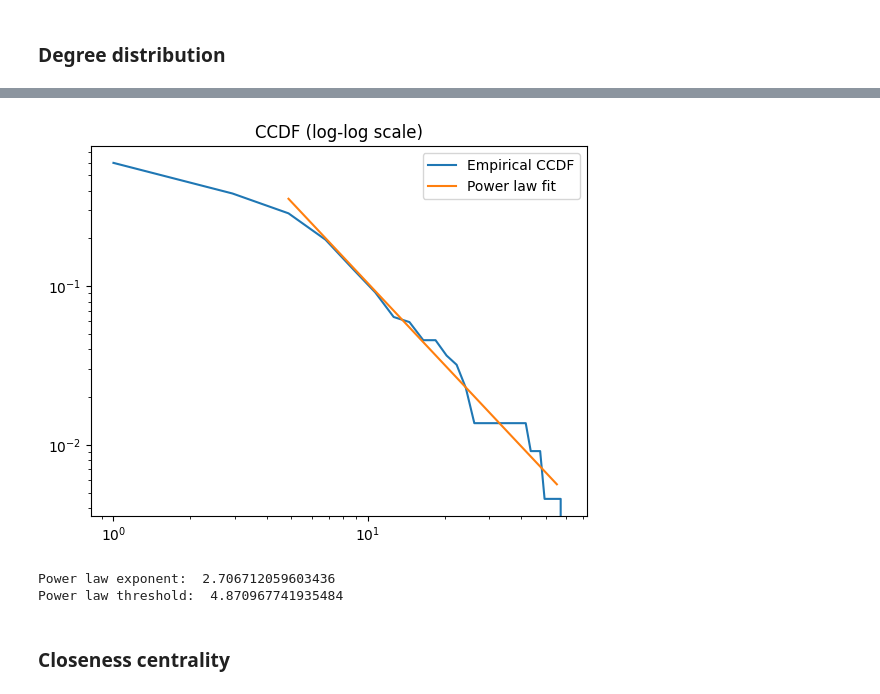
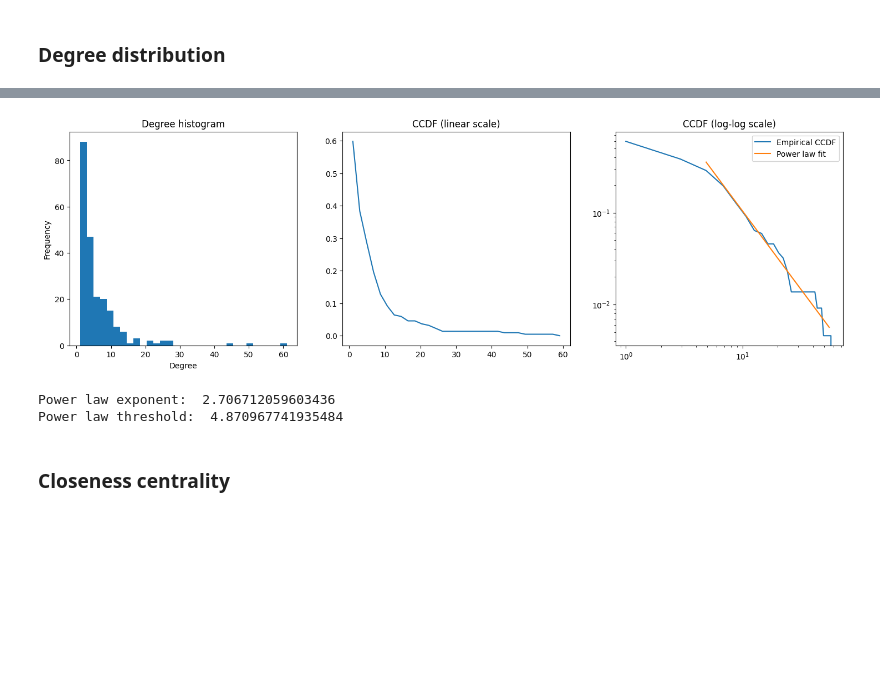
Before and after one commit to rik1599/advanced-data-science-2023, a Jupyter notebook: internet-industry-partnerships/internet-industry.partnership.ipynb, the cells around one changed output, grey strips where cells are left out. Drawn from its saved outputs; the diff is of its cells as text; code cells hidden in the pictures; blank space fills up the shorter version.

```diff
--- a/internet-industry-partnerships/internet-industry.partnership.ipynb
+++ b/internet-industry-partnerships/internet-industry.partnership.ipynb
@@ -186,21 +167,34 @@ _ = plt.plot(bins, ccdf, label='CCDF')
 # %%
-plt.title('CCDF (log-log scale)')
+fig, (ax1, ax2, ax3) = plt.subplots(1, 3, figsize=(18, 5))
+
+counts, bins, _ = ax1.hist(degree_vector, bins='auto', label='Degree histogram')
+bins = bins[:-1]
+
+ax1.set(title='Degree histogram', xlabel='Degree', ylabel='Frequency')
+
+p = counts/np.sum(counts)
+cdf = np.cumsum(p)
+ccdf = 1 - cdf
+
+ax2.set(title='CCDF (linear scale)')
+_ = ax2.plot(bins, ccdf, label='CCDF')
 
 ccdf_fit = ccdf[2:-2]
 bins_fit = bins[2:-2]
 g = np.log(ccdf_fit[0]) - np.log(ccdf_fit[-1])
 g = g / (np.log(bins_fit[0]) - np.log(bins_fit[-1]))
 power_law = 5.3 * bins_fit ** g
 
-_ = plt.loglog(bins, ccdf, label = 'Empirical CCDF')
-plt.plot(bins_fit, power_law, label='Power law fit')
-plt.legend()
+ax3.set(title='CCDF (log-log scale)')
+_ = ax3.loglog(bins, ccdf, label = 'Empirical CCDF')
+ax3.plot(bins_fit, power_law, label='Power law fit')
+ax3.legend()
 plt.show()
 
 print('Power law exponent: ', 1 - g)
 print('Power law threshold: ', bins_fit[0])
 # %% [output]
-[figure, old version]
+[figure, new version]
 Power law exponent:  2.706712059603436
 Power law threshold:  4.870967741935484
 # %% [markdown]
```
Also changed, not shown: parts of 25 cells of this notebook, 1 other file.
